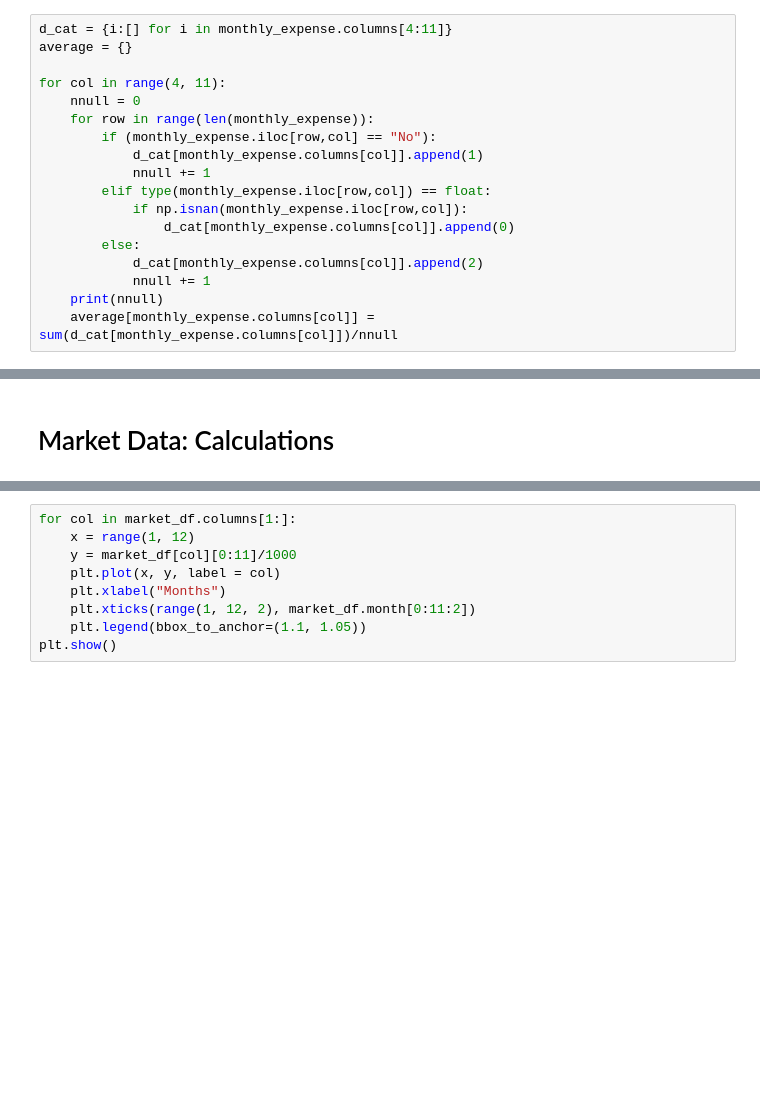
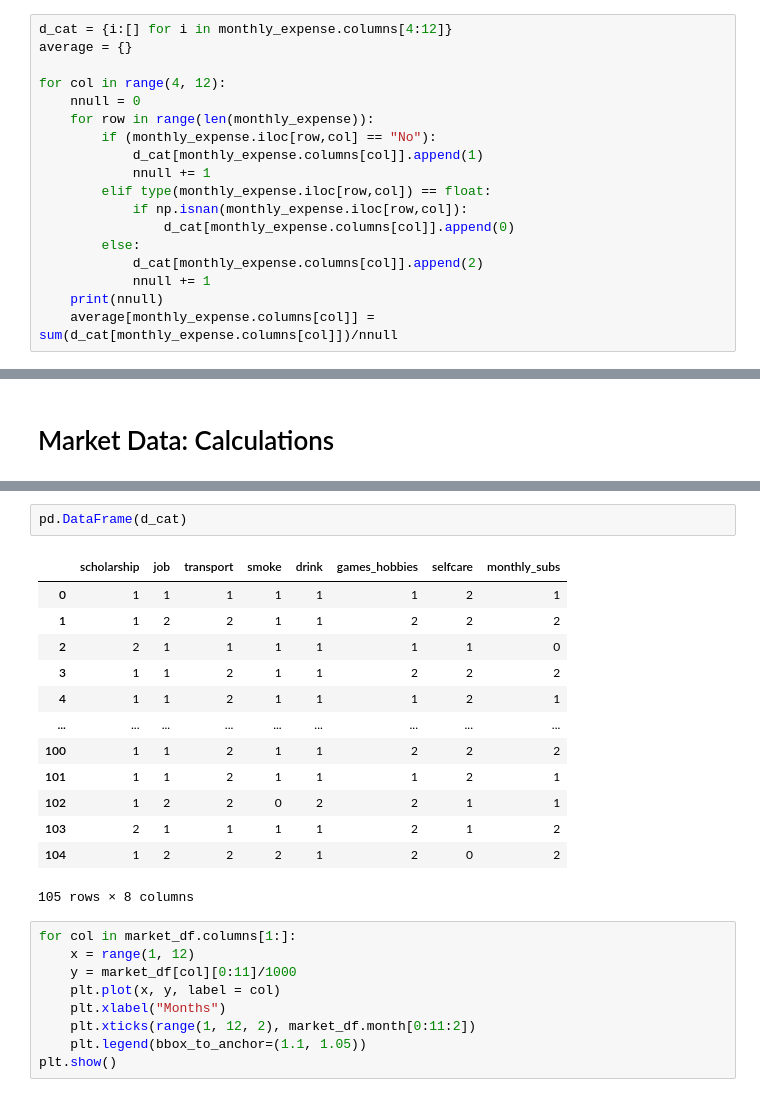
Before and after one commit to hana-e04/student_needs_gh, a Jupyter notebook: notebooks/studentmonthlyexpense_cleaning.ipynb, the cells around one changed output, grey strips where cells are left out. Drawn from its saved outputs; the diff is of its cells as text; blank space fills up the shorter version.

```diff
--- a/notebooks/studentmonthlyexpense_cleaning.ipynb
+++ b/notebooks/studentmonthlyexpense_cleaning.ipynb
@@ -50,10 +50,10 @@ monthly_expense.iloc[7]['selfcare'] == monthly_expense.iloc[-1]['selfcare']
 # %% [output]
 False
 # %%
-d_cat = {i:[] for i in monthly_expense.columns[4:11]}
+d_cat = {i:[] for i in monthly_expense.columns[4:12]}
 average = {}
 
-for col in range(4, 11):
+for col in range(4, 12):
     nnull = 0
     for row in range(len(monthly_expense)):
         if (monthly_expense.iloc[row,col] == "No"):
@@ -104,3 +123,19 @@ with open("../data/processed/2024marketdata.csv", 'w', newline='') as file:
+# %%
+pd.DataFrame(d_cat)
+# %% [output]
+|  | scholarship | job | transport | smoke | drink | games_hobbies | selfcare | monthly_subs |
+| 0 | 1 | 1 | 1 | 1 | 1 | 1 | 2 | 1 |
+| 1 | 1 | 2 | 2 | 1 | 1 | 2 | 2 | 2 |
+| 2 | 2 | 1 | 1 | 1 | 1 | 1 | 1 | 0 |
+| 3 | 1 | 1 | 2 | 1 | 1 | 2 | 2 | 2 |
+| 4 | 1 | 1 | 2 | 1 | 1 | 1 | 2 | 1 |
+| ... | ... | ... | ... | ... | ... | ... | ... | ... |
+| 100 | 1 | 1 | 2 | 1 | 1 | 2 | 2 | 2 |
+| 101 | 1 | 1 | 2 | 1 | 1 | 1 | 2 | 1 |
+| 102 | 1 | 2 | 2 | 0 | 2 | 2 | 1 | 1 |
+| 103 | 2 | 1 | 1 | 1 | 1 | 2 | 1 | 2 |
+| 104 | 1 | 2 | 2 | 2 | 1 | 2 | 0 | 2 |
+105 rows × 8 columns
 # %%
 for col in market_df.columns[1:]:
     x = range(1, 12)
```
Also changed, not shown: parts of 5 cells of this notebook.
